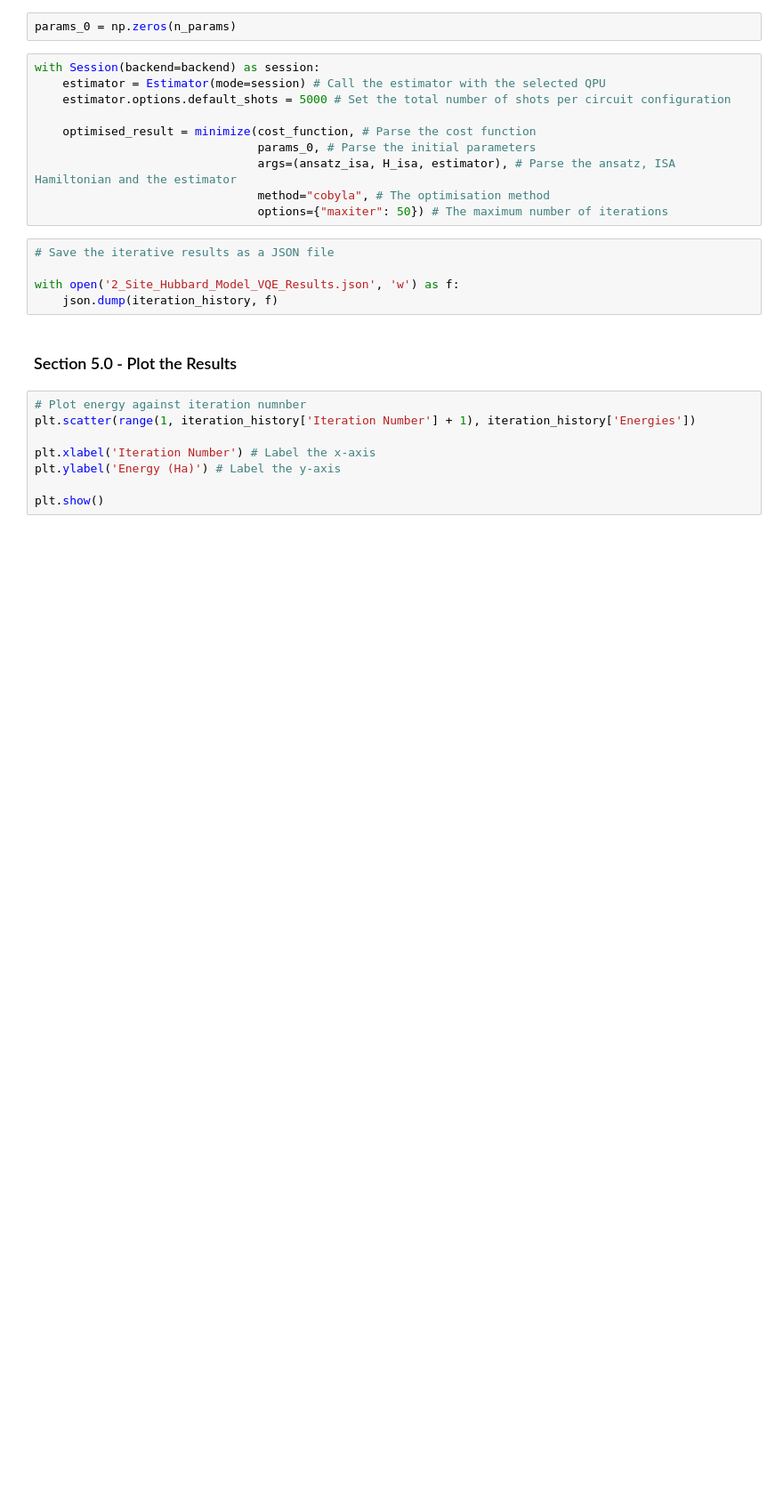
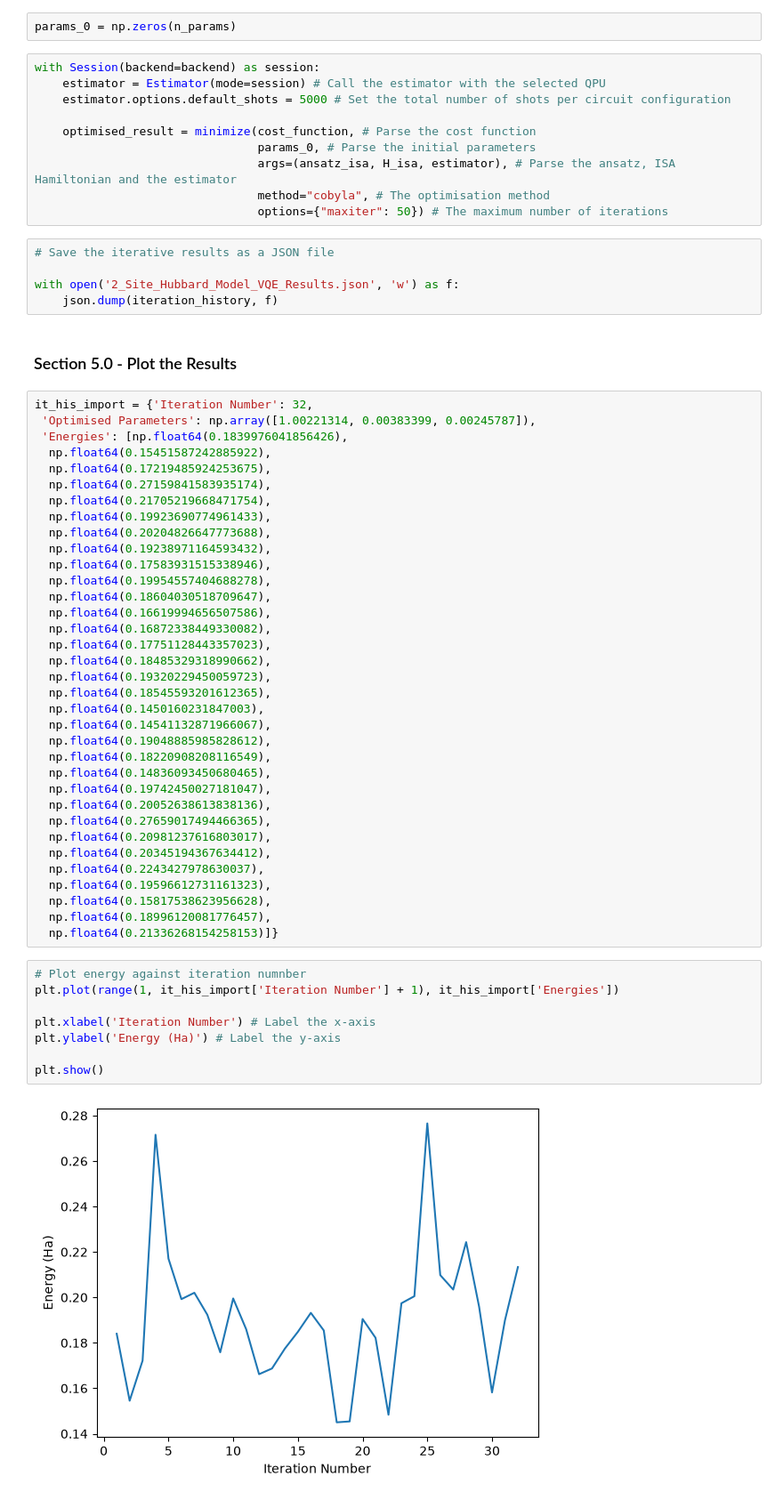
Before and after one commit to axz60/NQCC-Hack-2026, a Jupyter notebook: max_dir/2_Site_Linear_Hubbard_Model.ipynb, the cells around one changed output. Shown at 89% size. Cells and saved outputs as stored; diff of their text form; blank space fills up the shorter version.

```diff
--- a/max_dir/2_Site_Linear_Hubbard_Model.ipynb
+++ b/max_dir/2_Site_Linear_Hubbard_Model.ipynb
@@ -189,11 +189,48 @@ with open('2_Site_Hubbard_Model_VQE_Results.json', 'w') as f:
     json.dump(iteration_history, f)
 # %% [markdown]
 ### Section 5.0 - Plot the Results
+# %%
+it_his_import = {'Iteration Number': 32,
+ 'Optimised Parameters': np.array([1.00221314, 0.00383399, 0.00245787]),
+ 'Energies': [np.float64(0.1839976041856426),
+  np.float64(0.15451587242885922),
+  np.float64(0.17219485924253675),
+  np.float64(0.27159841583935174),
+  np.float64(0.21705219668471754),
+  np.float64(0.19923690774961433),
+  np.float64(0.20204826647773688),
+  np.float64(0.19238971164593432),
+  np.float64(0.17583931515338946),
+  np.float64(0.19954557404688278),
+  np.float64(0.18604030518709647),
+  np.float64(0.16619994656507586),
+  np.float64(0.16872338449330082),
+  np.float64(0.17751128443357023),
+  np.float64(0.18485329318990662),
+  np.float64(0.19320229450059723),
+  np.float64(0.18545593201612365),
+  np.float64(0.1450160231847003),
+  np.float64(0.14541132871966067),
+  np.float64(0.19048885985828612),
+  np.float64(0.18220908208116549),
+  np.float64(0.14836093450680465),
+  np.float64(0.19742450027181047),
+  np.float64(0.20052638613838136),
+  np.float64(0.27659017494466365),
+  np.float64(0.20981237616803017),
+  np.float64(0.20345194367634412),
+  np.float64(0.2243427978630037),
+  np.float64(0.19596612731161323),
+  np.float64(0.15817538623956628),
+  np.float64(0.18996120081776457),
+  np.float64(0.21336268154258153)]}
 # %%
 # Plot energy against iteration numnber
-plt.scatter(range(1, iteration_history['Iteration Number'] + 1), iteration_history['Energies'])
+plt.plot(range(1, it_his_import['Iteration Number'] + 1), it_his_import['Energies'])
 
 plt.xlabel('Iteration Number') # Label the x-axis
 plt.ylabel('Energy (Ha)') # Label the y-axis
 
 plt.show()
+# %% [output]
+[figure, added]
```
Also changed, not shown: parts of 1 cell of this notebook.
